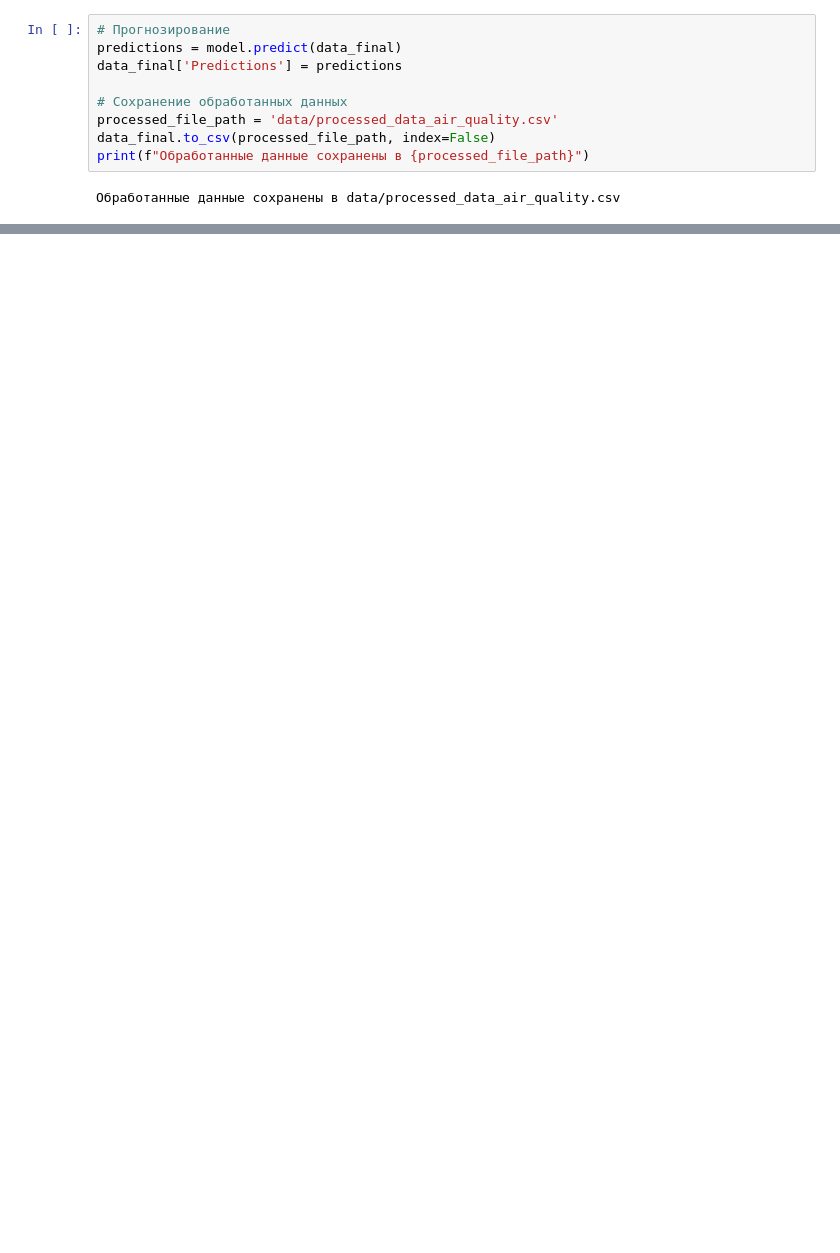
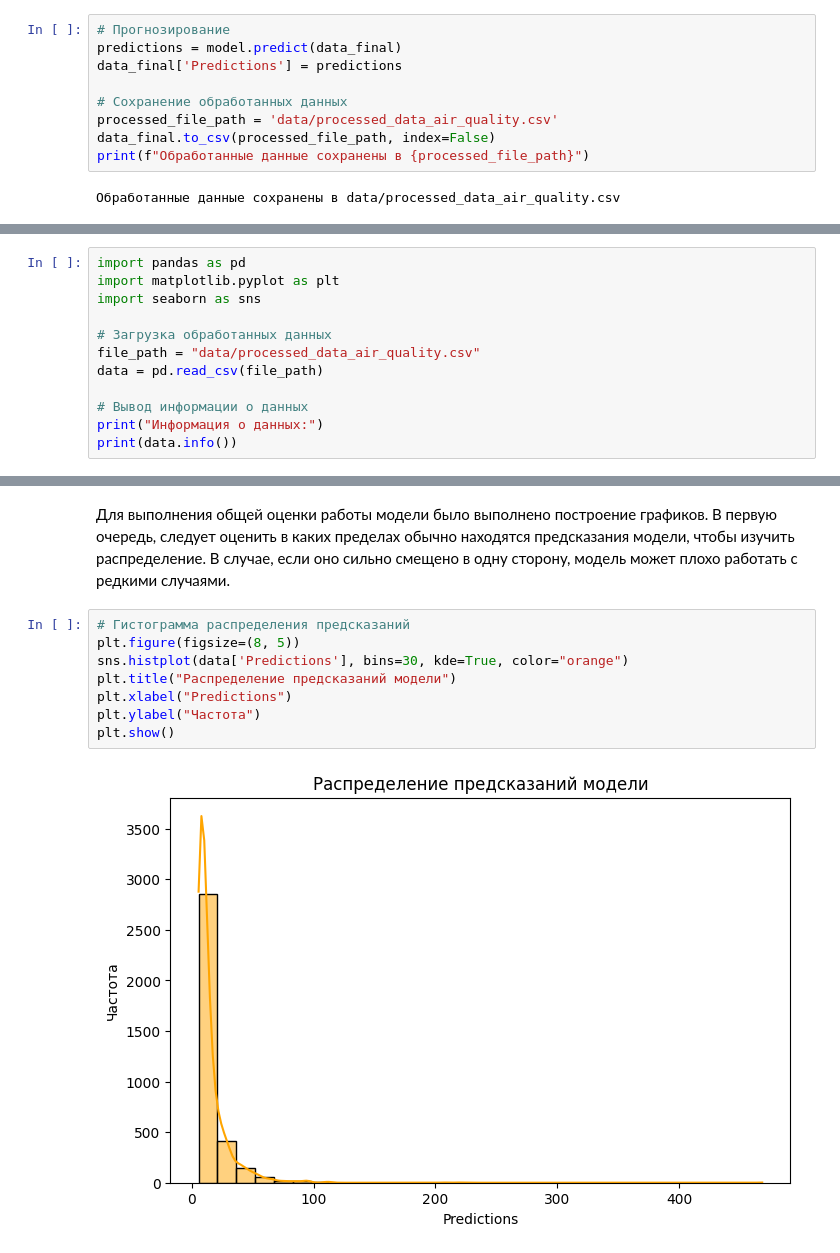
Before and after one commit to PandaTheGrim/hahathon, a Jupyter notebook: Air_Quality_Prediction_ru.ipynb, the cells around one changed output, grey strips where cells are left out. Saved outputs shown, nothing was run; the diff lists cells and outputs as text; blank space fills up the shorter version.

Commit message:
Добавлено описание в Markdown, проведен анализ обработанных моделью данных

```diff
--- a/Air_Quality_Prediction_ru.ipynb
+++ b/Air_Quality_Prediction_ru.ipynb
@@ -209,0 +230,12 @@ print(f"Обработанные данные сохранены в {processed_f
+# %%
+import pandas as pd
+import matplotlib.pyplot as plt
+import seaborn as sns
+
+# Загрузка обработанных данных
+file_path = "data/processed_data_air_quality.csv"
+data = pd.read_csv(file_path)
+
+# Вывод информации о данных
+print("Информация о данных:")
+print(data.info())
@@ -209,0 +257,13 @@ print(f"Обработанные данные сохранены в {processed_f
+# %% [markdown]
+Для выполнения общей оценки работы модели было выполнено построение графиков.
+В первую очередь, следует оценить в каких пределах обычно находятся предсказания модели, чтобы изучить распределение. В случае, если оно сильно смещено в одну сторону, модель может плохо работать с редкими случаями.
+# %%
+# Гистограмма распределения предсказаний
+plt.figure(figsize=(8, 5))
+sns.histplot(data['Predictions'], bins=30, kde=True, color="orange")
+plt.title("Распределение предсказаний модели")
+plt.xlabel("Predictions")
+plt.ylabel("Частота")
+plt.show()
+# %% [output]
+[figure, added]
```
Also changed, not shown: parts of 22 cells of this notebook, 1 other file.
